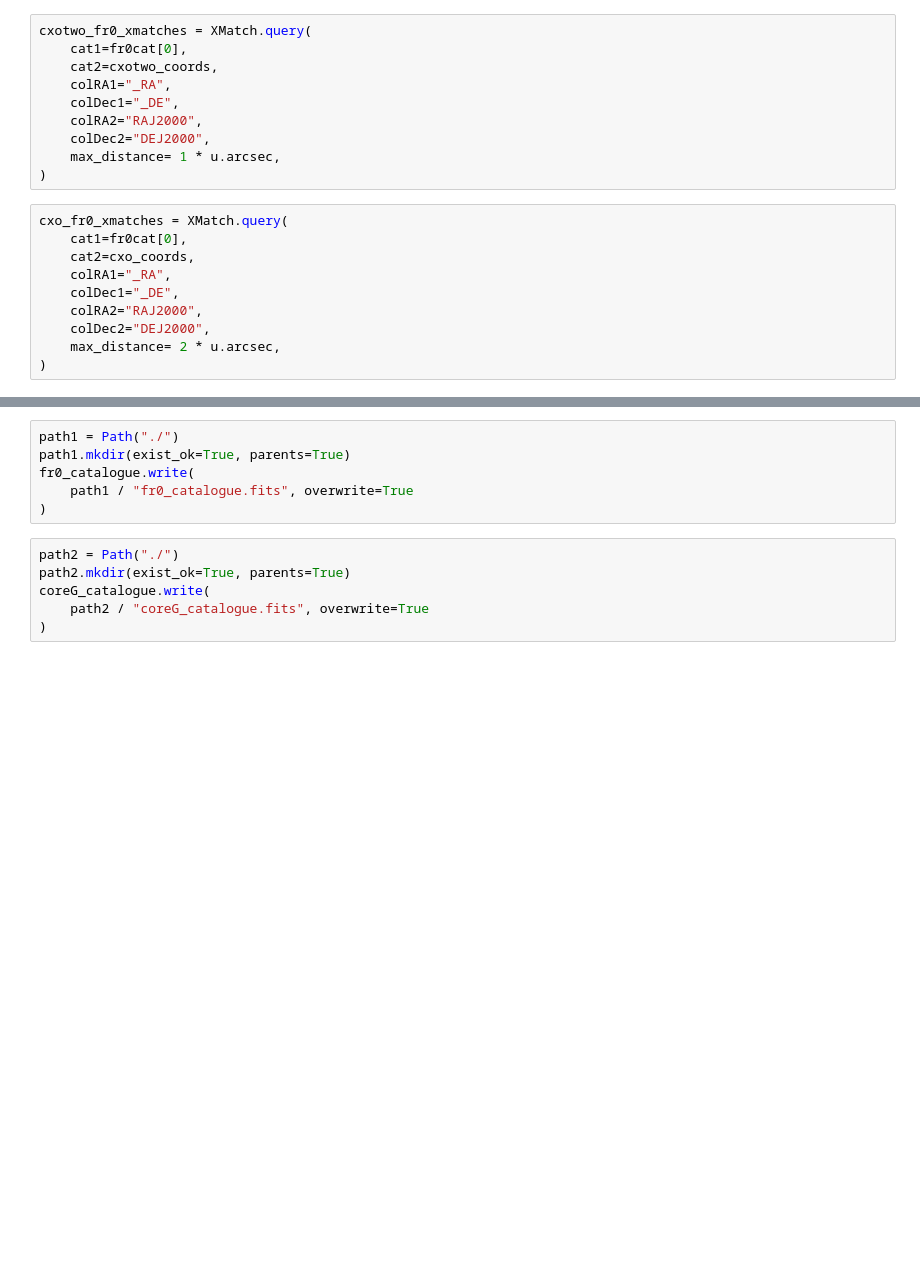
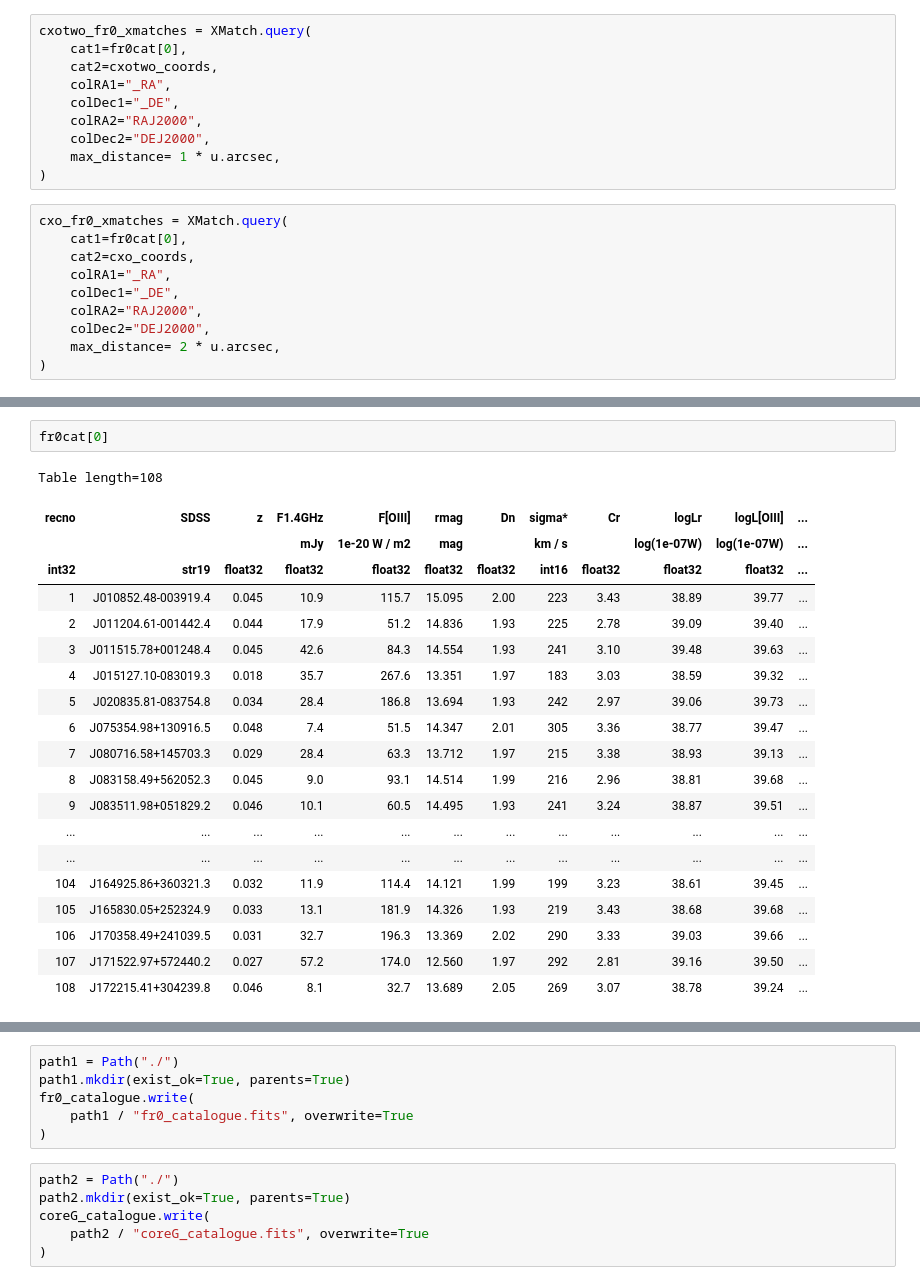
Before and after one commit to udaisharma99/MiniJettedAGNs, a Jupyter notebook: final-catalog.ipynb, the cells around one changed output, grey strips where cells are left out. Cells and saved outputs as stored; diff of their text form; blank space fills up the shorter version.

```diff
--- a/final-catalog.ipynb
+++ b/final-catalog.ipynb
@@ -1251,3 +1334,26 @@ ft_fr0_xmatches = XMatch.query(
+# %%
+fr0cat[0]
+# %% [output]
+Table length=108
+| recno | SDSS | z | F1.4GHz | F[OIII] | rmag | Dn | sigma* | Cr | logLr | logL[OIII] | ... |
+|  |  |  | mJy | 1e-20 W / m2 | mag |  | km / s |  | log(1e-07W) | log(1e-07W) | ... |
+| int32 | str19 | float32 | float32 | float32 | float32 | float32 | int16 | float32 | float32 | float32 | ... |
+| 1 | J010852.48-003919.4 | 0.045 | 10.9 | 115.7 | 15.095 | 2.00 | 223 | 3.43 | 38.89 | 39.77 | ... |
+| 2 | J011204.61-001442.4 | 0.044 | 17.9 | 51.2 | 14.836 | 1.93 | 225 | 2.78 | 39.09 | 39.40 | ... |
+| 3 | J011515.78+001248.4 | 0.045 | 42.6 | 84.3 | 14.554 | 1.93 | 241 | 3.10 | 39.48 | 39.63 | ... |
+| 4 | J015127.10-083019.3 | 0.018 | 35.7 | 267.6 | 13.351 | 1.97 | 183 | 3.03 | 38.59 | 39.32 | ... |
+| 5 | J020835.81-083754.8 | 0.034 | 28.4 | 186.8 | 13.694 | 1.93 | 242 | 2.97 | 39.06 | 39.73 | ... |
+| 6 | J075354.98+130916.5 | 0.048 | 7.4 | 51.5 | 14.347 | 2.01 | 305 | 3.36 | 38.77 | 39.47 | ... |
+| 7 | J080716.58+145703.3 | 0.029 | 28.4 | 63.3 | 13.712 | 1.97 | 215 | 3.38 | 38.93 | 39.13 | ... |
+| 8 | J083158.49+562052.3 | 0.045 | 9.0 | 93.1 | 14.514 | 1.99 | 216 | 2.96 | 38.81 | 39.68 | ... |
+| 9 | J083511.98+051829.2 | 0.046 | 10.1 | 60.5 | 14.495 | 1.93 | 241 | 3.24 | 38.87 | 39.51 | ... |
+| ... | ... | ... | ... | ... | ... | ... | ... | ... | ... | ... | ... |
+| ... | ... | ... | ... | ... | ... | ... | ... | ... | ... | ... | ... |
+| 104 | J164925.86+360321.3 | 0.032 | 11.9 | 114.4 | 14.121 | 1.99 | 199 | 3.23 | 38.61 | 39.45 | ... |
+| 105 | J165830.05+252324.9 | 0.033 | 13.1 | 181.9 | 14.326 | 1.93 | 219 | 3.43 | 38.68 | 39.68 | ... |
+| 106 | J170358.49+241039.5 | 0.031 | 32.7 | 196.3 | 13.369 | 2.02 | 290 | 3.33 | 39.03 | 39.66 | ... |
+| 107 | J171522.97+572440.2 | 0.027 | 57.2 | 174.0 | 12.560 | 1.97 | 292 | 2.81 | 39.16 | 39.50 | ... |
+| 108 | J172215.41+304239.8 | 0.046 | 8.1 | 32.7 | 13.689 | 2.05 | 269 | 3.07 | 38.78 | 39.24 | ... |
 # %%
 # let us do the same for FR0 galaxies
 # we do not need to XMatch with NVSS as there is already a NVSS flux measurement for the FR0 sources
```
Also changed, not shown: parts of 17 cells of this notebook.
